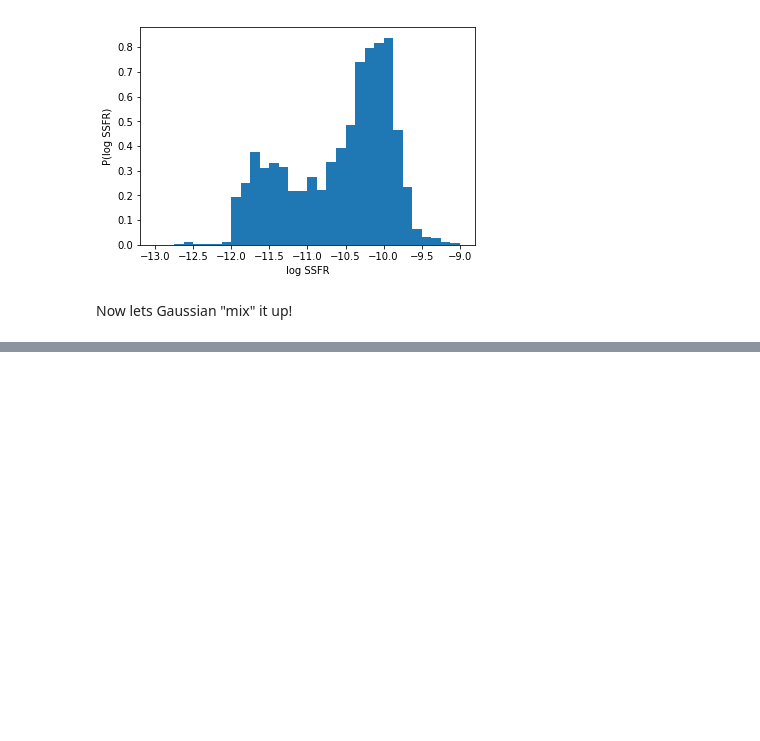
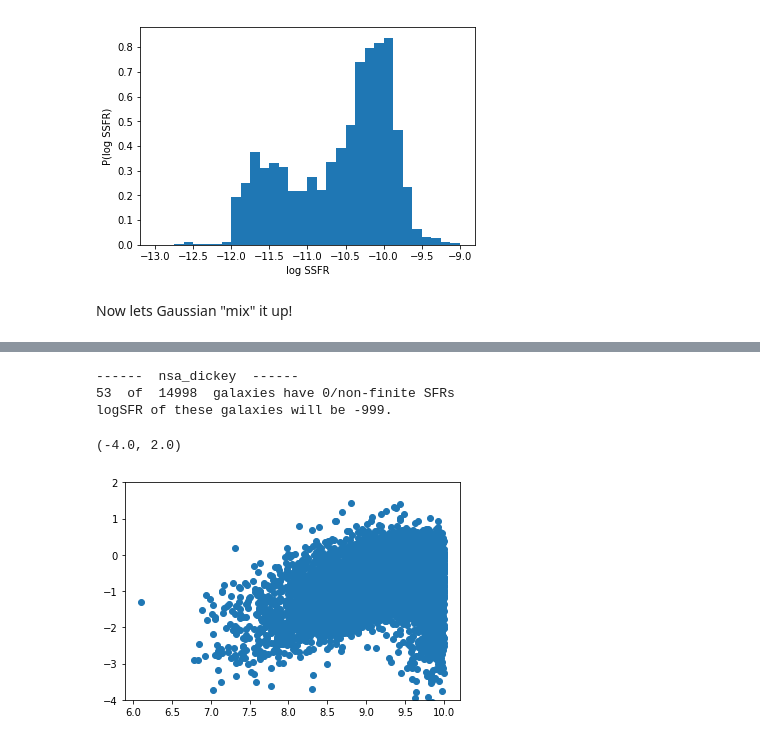
Before and after one commit to changhoonhahn/LetsTalkAboutQuench, a Jupyter notebook: code/notebooks/notes_pssfr_gmm.ipynb, the cells around one changed output, grey strips where cells are left out. Cells and saved outputs as stored; diff of their text form; code cells hidden in the pictures; blank space fills up the shorter version.

```diff
--- a/code/notebooks/notes_pssfr_gmm.ipynb
+++ b/code/notebooks/notes_pssfr_gmm.ipynb
@@ -110,0 +113,13 @@ for i_n, n in enumerate([3,2,1]):
+# %%
+nsa = Cats.Catalog()
+logm, logsfr, w = nsa.Read('nsa_dickey')
+# %% [output]
+------  nsa_dickey  ------
+53  of  14998  galaxies have 0/non-finite SFRs
+logSFR of these galaxies will be -999.
+# %%
+plt.scatter(logm, logsfr)
+plt.ylim([-4., 2.])
+# %% [output]
+(-4.0, 2.0)
+[figure, added]
```
Also changed, not shown: parts of 11 cells of this notebook, 1 other file.
